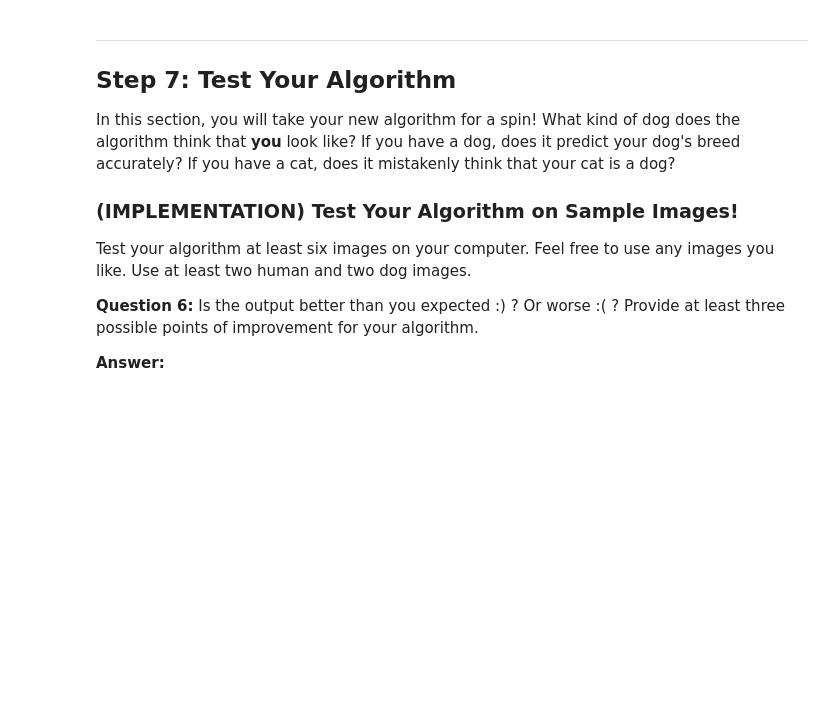
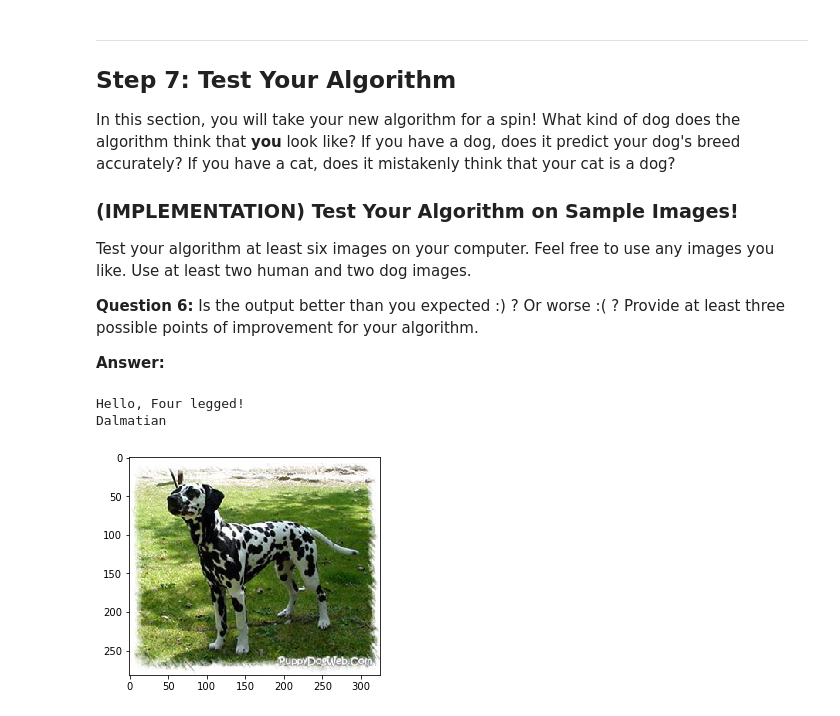
Before and after one commit to ArshadKhurshid/Image-Based-Dog-Breed-Classifier, a Jupyter notebook: dog_app.ipynb, the cells around one changed output. Drawn from its saved outputs; the diff is of its cells as text; code cells hidden in the pictures; blank space fills up the shorter version.

```diff
--- a/dog_app.ipynb
+++ b/dog_app.ipynb
@@ -697,8 +705,11 @@ from extract_bottleneck_features import *
 
 def DIV3D_predict_breed(img_path):
     # extract bottleneck features
-    bottleneck_feature = extract_DIV3D(path_to_tensor(img_path))
+    bottleneck_feature = extract_InceptionV3(path_to_tensor(img_path))
     # obtain predicted vector
     predicted_vector = DIV3D_model.predict(bottleneck_feature)
     # return dog breed that is predicted by the model
     return dog_names[np.argmax(predicted_vector)]
+
+#DIV3D_predict_breed('imgtest\dog-dlm.jpg')
+DIV3D_predict_breed('imgtest\dog-dlm.jpg')
@@ -723,6 +736,27 @@ Some sample output for our algorithm is provided below, but feel free to design
 # %%
 ### TODO: Write your algorithm.
 ### Feel free to use as many code cells as needed.
+# Dog breed identifier
+
+def breed_identifier(img_path):
+    breed = DIV3D_predict_breed(img_path)
+    return breed
+# %%
+# Identify human or dog faces
+
+def category_identifier(img_path):
+    if face_detector(img_path)== True:
+        return "Hello, human! "
+    if dog_detector(img_path)== True:
+        return "Hello, Four legged!"
+    else:
+        return "You do not look like human or dog?"
+# %%
+# Print ouput in required format
+def image_output(img_path):
+    img = cv2.imread(img_path)
+    cv_rgb = cv2.cvtColor(img, cv2.COLOR_BGR2RGB)
+    imgplot = plt.imshow(cv_rgb)
 # %% [markdown]
 ---
 <a id='step7'></a>
@@ -740,4 +774,13 @@ __Answer:__
 # %%
 ## TODO: Execute your algorithm from Step 6 on
 ## at least 6 images on your computer.
 ## Feel free to use as many code cells as needed.
+
+img_list = 'imgtest\dog-dlm.jpg'
+print(category_identifier(img_list))
+image_output(img_list)
+print(breed_identifier(img_list))
+# %% [output]
+Hello, Four legged!
+Dalmatian
+[figure, added]
```
Also changed, not shown: parts of 13 cells of this notebook.
